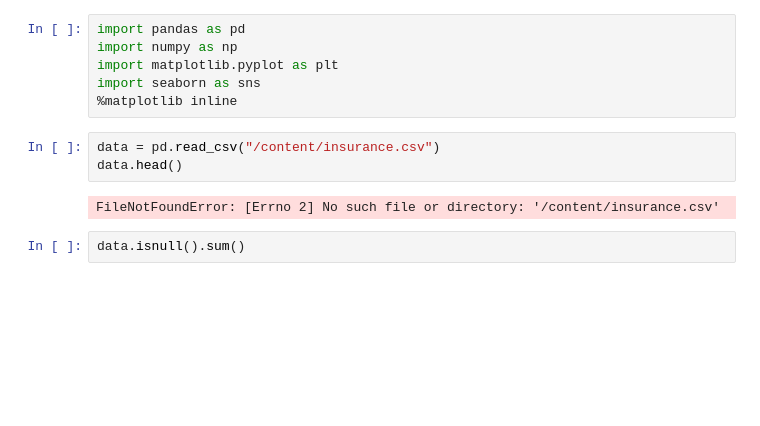
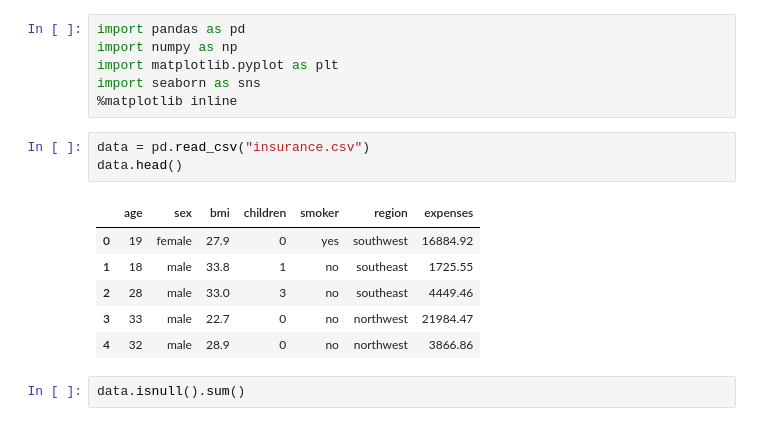
Before and after one commit to Thelepan-kl/premiumprediction, a Jupyter notebook: premium_prediction.ipynb, the cells around one changed output. Saved outputs shown, nothing was run; the diff lists cells and outputs as text; blank space fills up the shorter version.

```diff
--- a/premium_prediction.ipynb
+++ b/premium_prediction.ipynb
@@ -71,10 +58,15 @@ import matplotlib.pyplot as plt
 import seaborn as sns
 %matplotlib inline
 # %%
-data = pd.read_csv("/content/insurance.csv")
+data = pd.read_csv("insurance.csv")
 data.head()
 # %% [output]
-FileNotFoundError: [Errno 2] No such file or directory: '/content/insurance.csv'
+|  | age | sex | bmi | children | smoker | region | expenses |
+| 0 | 19 | female | 27.9 | 0 | yes | southwest | 16884.92 |
+| 1 | 18 | male | 33.8 | 1 | no | southeast | 1725.55 |
+| 2 | 28 | male | 33.0 | 3 | no | southeast | 4449.46 |
+| 3 | 33 | male | 22.7 | 0 | no | northwest | 21984.47 |
+| 4 | 32 | male | 28.9 | 0 | no | northwest | 3866.86 |
 # %%
 data.isnull().sum()
 # %% [output]
```
Also changed, not shown: parts of 10 cells of this notebook, 5 other files.
